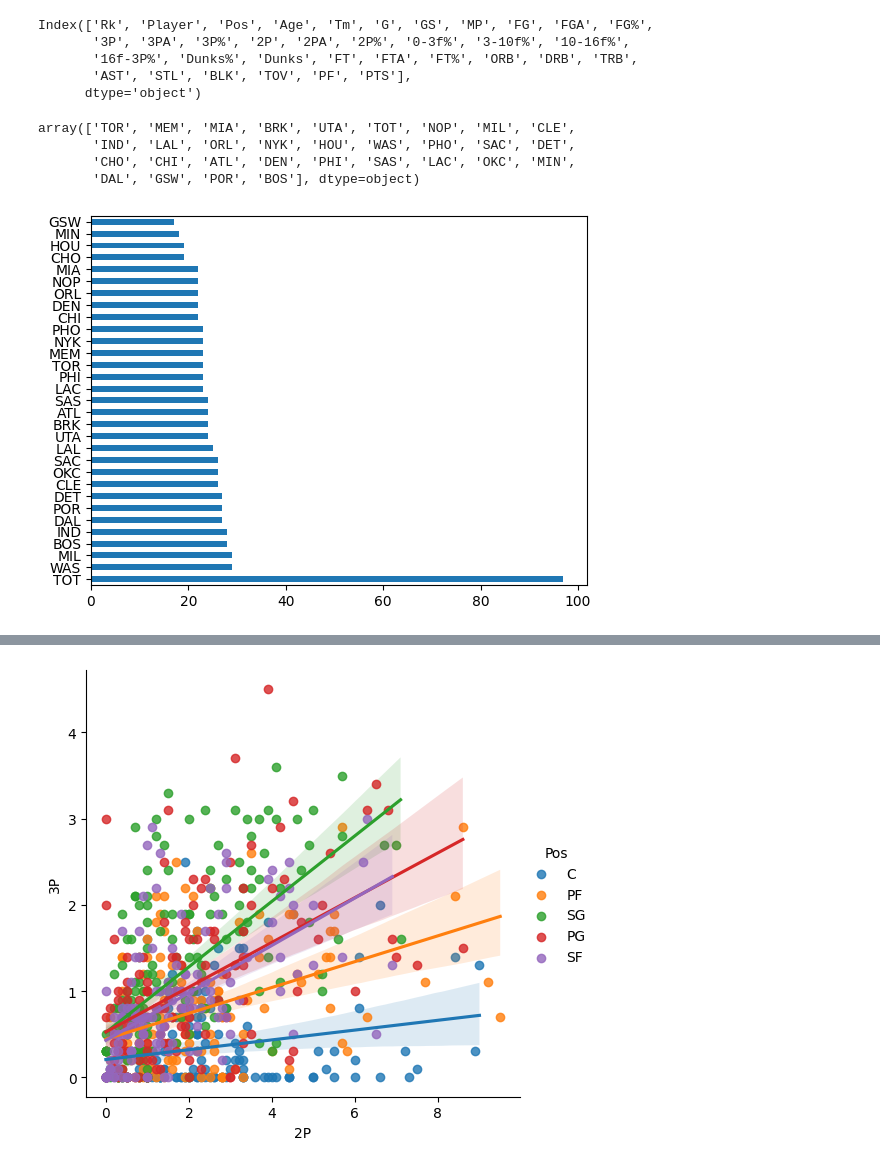
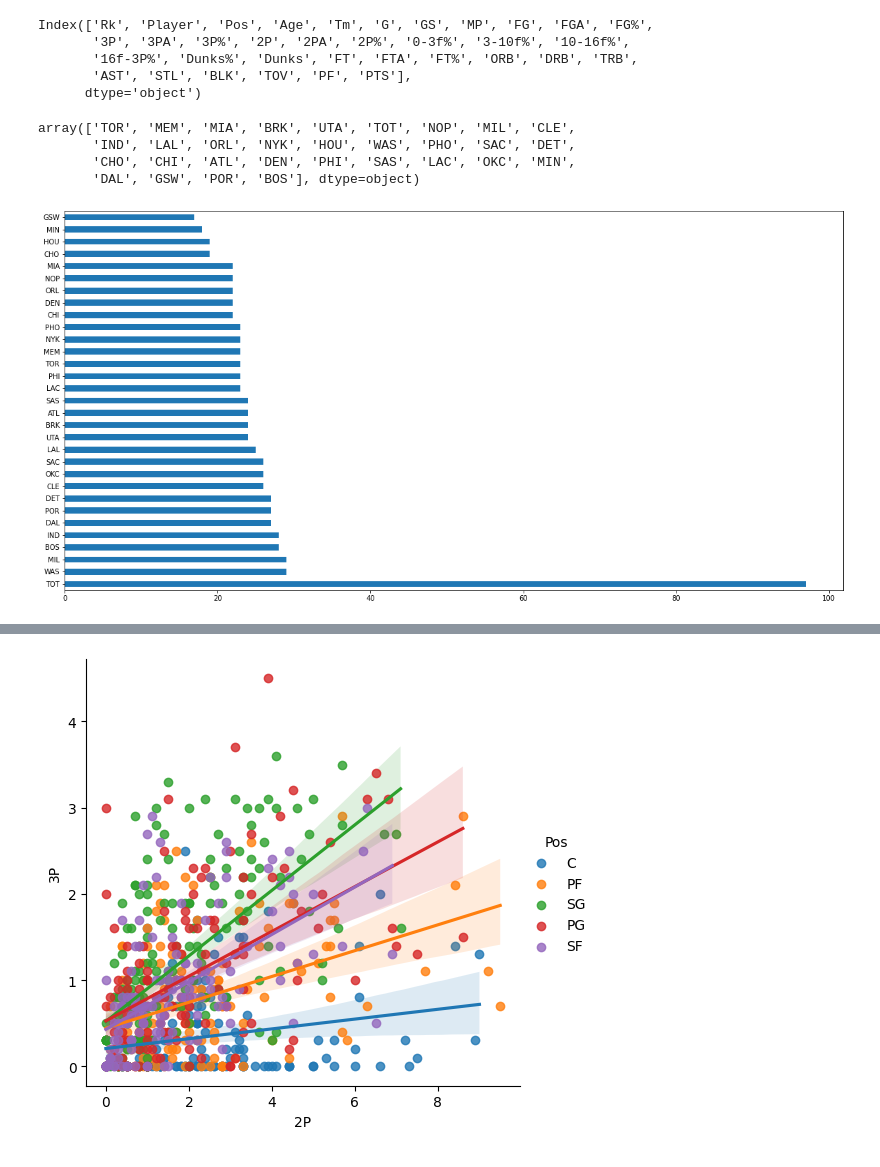
Before and after one commit to LanitaMG/py_Evaluacion, a Jupyter notebook: NBA_Stats.ipynb, the cells around one changed output, grey strips where cells are left out. Saved outputs shown, nothing was run; the diff lists cells and outputs as text; code cells hidden in the pictures.

```diff
--- a/NBA_Stats.ipynb
+++ b/NBA_Stats.ipynb
@@ -15,7 +13,7 @@ Datos
 Fuente: https://www.basketball-reference.com
 # %%
 #Creación del data frame a partir de un csv
-nba_stats_original = pd.read_csv('NBA_2021-2022.csv', decimal=",")
+nba_stats_original = pd.read_csv("https://raw.githubusercontent.com/LanitaMG/py_Evaluacion/main/NBA_2021-2022.csv", decimal=",")
 # %%
 #Descripción de los datos
 nba_stats_original.describe()
@@ -41,14 +39,14 @@ Index(['Rk', 'Player', 'Pos', 'Age', 'Tm', 'G', 'GS', 'MP', 'FG', 'FGA', 'FG%',
       dtype='object')
 # %%
 #Verificación de los valores de la columna Tm (Team)
-nba_stats_original['Tm'].value_counts().plot(kind='barh')
+nba_stats_original['Tm'].value_counts().plot(kind='barh', figsize=(20,10))
 nba_stats_original['Tm'].unique()
 # %% [output]
 array(['TOR', 'MEM', 'MIA', 'BRK', 'UTA', 'TOT', 'NOP', 'MIL', 'CLE',
        'IND', 'LAL', 'ORL', 'NYK', 'HOU', 'WAS', 'PHO', 'SAC', 'DET',
        'CHO', 'CHI', 'ATL', 'DEN', 'PHI', 'SAS', 'LAC', 'OKC', 'MIN',
        'DAL', 'GSW', 'POR', 'BOS'], dtype=object)
-[figure, old version]
+[figure, new version]
 # %%
 # Eliminar equipo TOT (representa el total de la estadística de aquellos jugadores que pasaron por más de un equipo)
 # Mantener solamente las columnas relevantes
```
Also changed, not shown: parts of 10 cells of this notebook.
